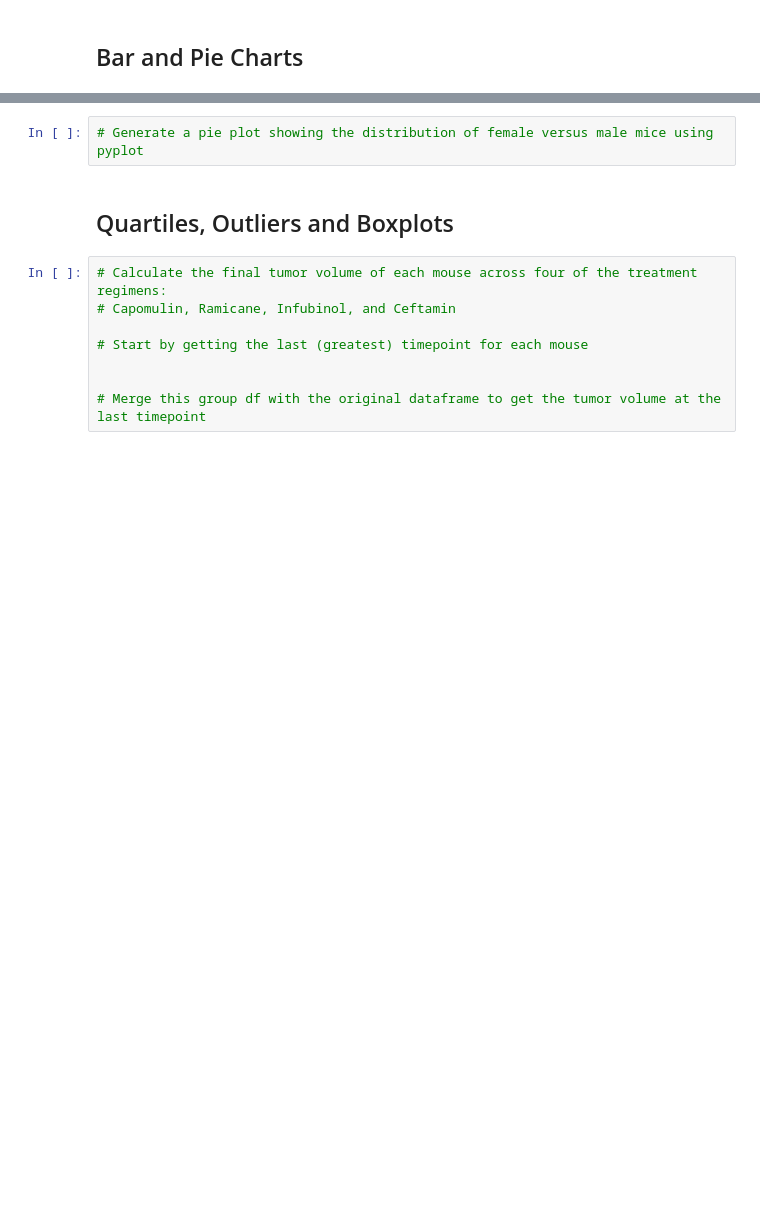
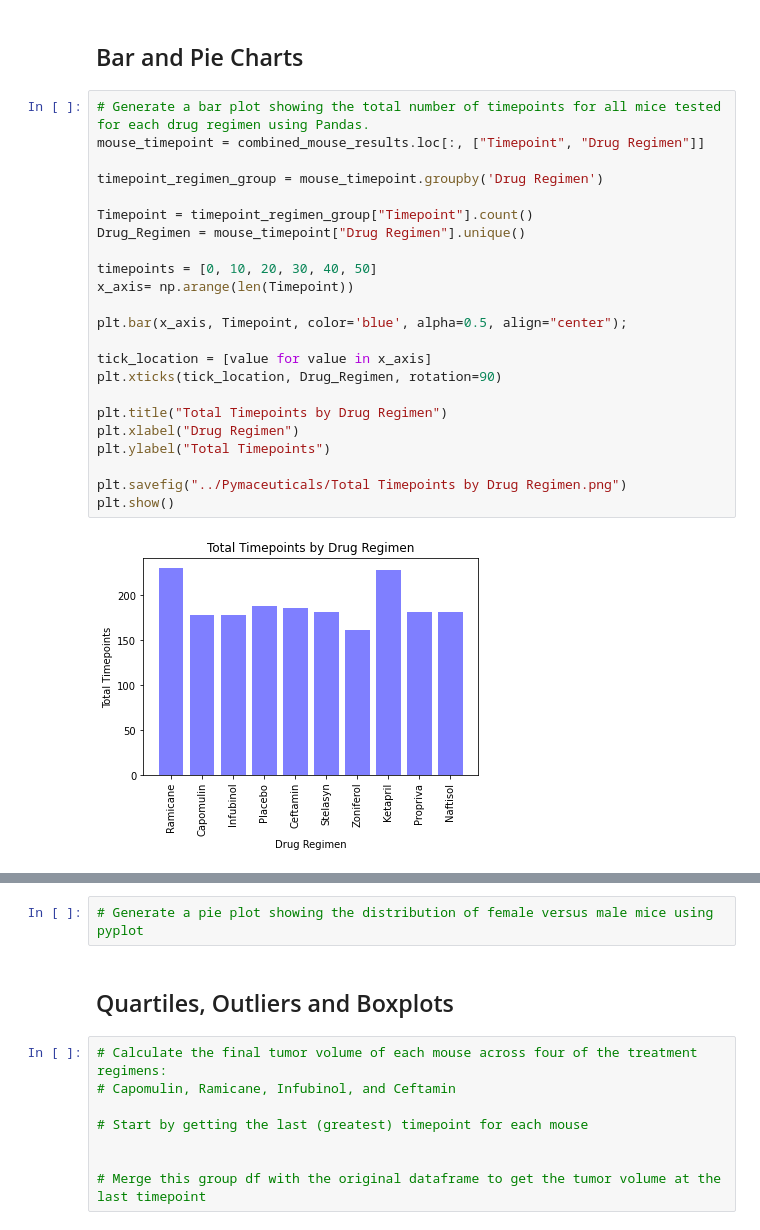
Before and after one commit to JCat3/Matplotlib, a Jupyter notebook: Pymaceuticals/pymaceuticals_starter.ipynb, the cells around one changed output, grey strips where cells are left out. Saved outputs shown, nothing was run; the diff lists cells and outputs as text; blank space fills up the shorter version.

Commit message:
finished bar and pie charts

```diff
--- a/Pymaceuticals/pymaceuticals_starter.ipynb
+++ b/Pymaceuticals/pymaceuticals_starter.ipynb
@@ -78,3 +160,28 @@ cleaned_results["Mouse ID"].count()
 # %% [markdown]
 ## Bar and Pie Charts
+# %%
+# Generate a bar plot showing the total number of timepoints for all mice tested for each drug regimen using Pandas.
+mouse_timepoint = combined_mouse_results.loc[:, ["Timepoint", "Drug Regimen"]]
+
+timepoint_regimen_group = mouse_timepoint.groupby('Drug Regimen')
+
+Timepoint = timepoint_regimen_group["Timepoint"].count()
+Drug_Regimen = mouse_timepoint["Drug Regimen"].unique()
+
+timepoints = [0, 10, 20, 30, 40, 50]
+x_axis= np.arange(len(Timepoint))
+
+plt.bar(x_axis, Timepoint, color='blue', alpha=0.5, align="center");
+
+tick_location = [value for value in x_axis]
+plt.xticks(tick_location, Drug_Regimen, rotation=90)
+
+plt.title("Total Timepoints by Drug Regimen")
+plt.xlabel("Drug Regimen")
+plt.ylabel("Total Timepoints")
+
+plt.savefig("../Pymaceuticals/Total Timepoints by Drug Regimen.png")
+plt.show()
+# %% [output]
+[figure, added]
 # %%
```
Also changed, not shown: parts of 10 cells of this notebook, 2 other files.
